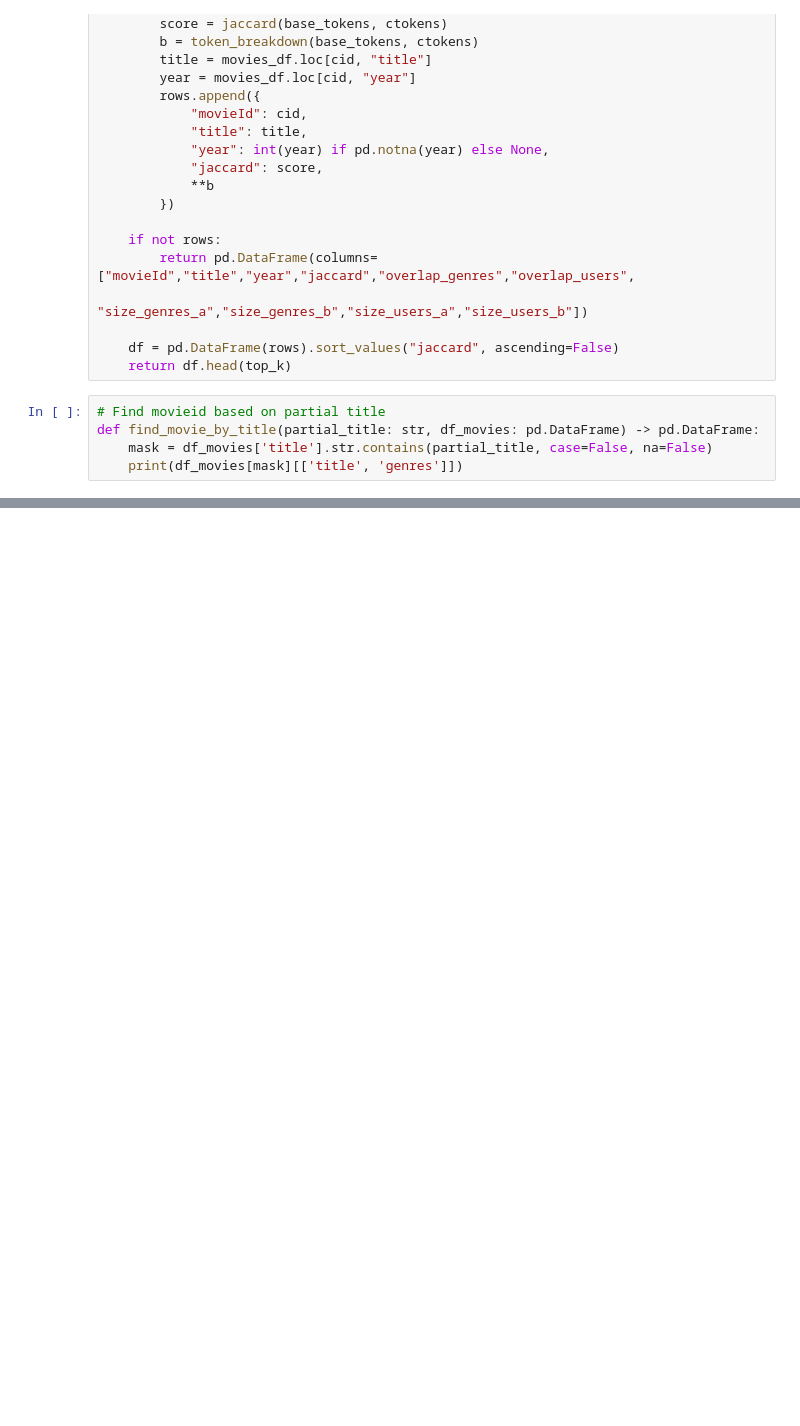
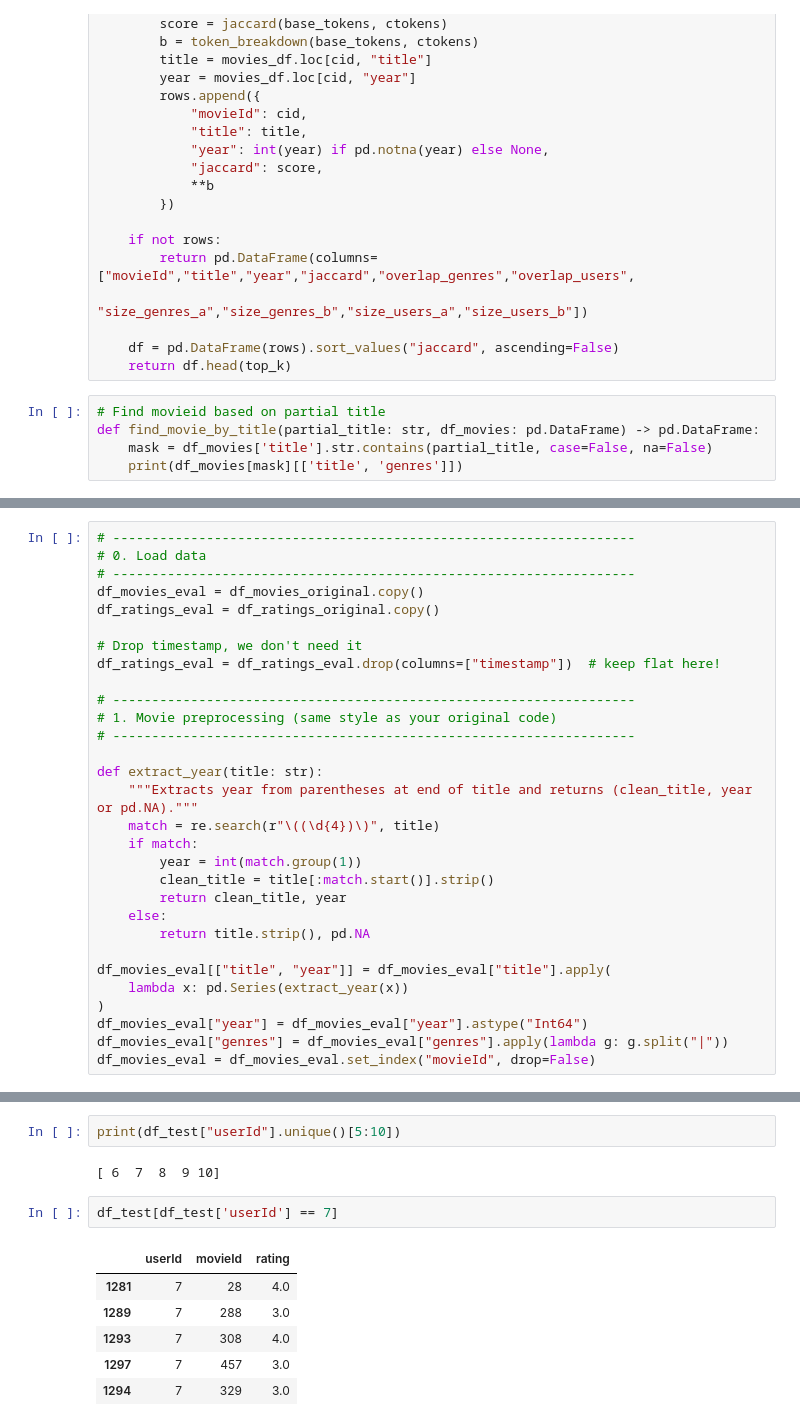
Before and after one commit to s214735/CompToolsGrp70, a Jupyter notebook: notebooks/testing_oscar_users.ipynb, the cells around one changed output, grey strips where cells are left out. Saved outputs shown, nothing was run; the diff lists cells and outputs as text; blank space fills up the shorter version.

```diff
--- a/notebooks/testing_oscar_users.ipynb
+++ b/notebooks/testing_oscar_users.ipynb
@@ -169,0 +305,30 @@ similar_movies_lsh(target_id, top_k=10)
+# %%
+# -------------------------------------------------------------------
+# 0. Load data
+# -------------------------------------------------------------------
+df_movies_eval = df_movies_original.copy()
+df_ratings_eval = df_ratings_original.copy()
+
+# Drop timestamp, we don't need it
+df_ratings_eval = df_ratings_eval.drop(columns=["timestamp"])  # keep flat here!
+
+# -------------------------------------------------------------------
+# 1. Movie preprocessing (same style as your original code)
+# -------------------------------------------------------------------
+
+def extract_year(title: str):
+    """Extracts year from parentheses at end of title and returns (clean_title, year or pd.NA)."""
+    match = re.search(r"\((\d{4})\)", title)
+    if match:
+        year = int(match.group(1))
+        clean_title = title[:match.start()].strip()
+        return clean_title, year
+    else:
+        return title.strip(), pd.NA
+
+df_movies_eval[["title", "year"]] = df_movies_eval["title"].apply(
+    lambda x: pd.Series(extract_year(x))
+)
+df_movies_eval["year"] = df_movies_eval["year"].astype("Int64")
+df_movies_eval["genres"] = df_movies_eval["genres"].apply(lambda g: g.split("|"))
+df_movies_eval = df_movies_eval.set_index("movieId", drop=False)
@@ -169,0 +539,13 @@ similar_movies_lsh(target_id, top_k=10)
+# %%
+print(df_test["userId"].unique()[5:10])
+# %% [output]
+[ 6  7  8  9 10]
+# %%
+df_test[df_test['userId'] == 7]
+# %% [output]
+|  | userId | movieId | rating |
+| 1281 | 7 | 28 | 4.0 |
+| 1289 | 7 | 288 | 3.0 |
+| 1293 | 7 | 308 | 4.0 |
+| 1297 | 7 | 457 | 3.0 |
+| 1294 | 7 | 329 | 3.0 |
```
Also changed, not shown: parts of 19 cells of this notebook.
